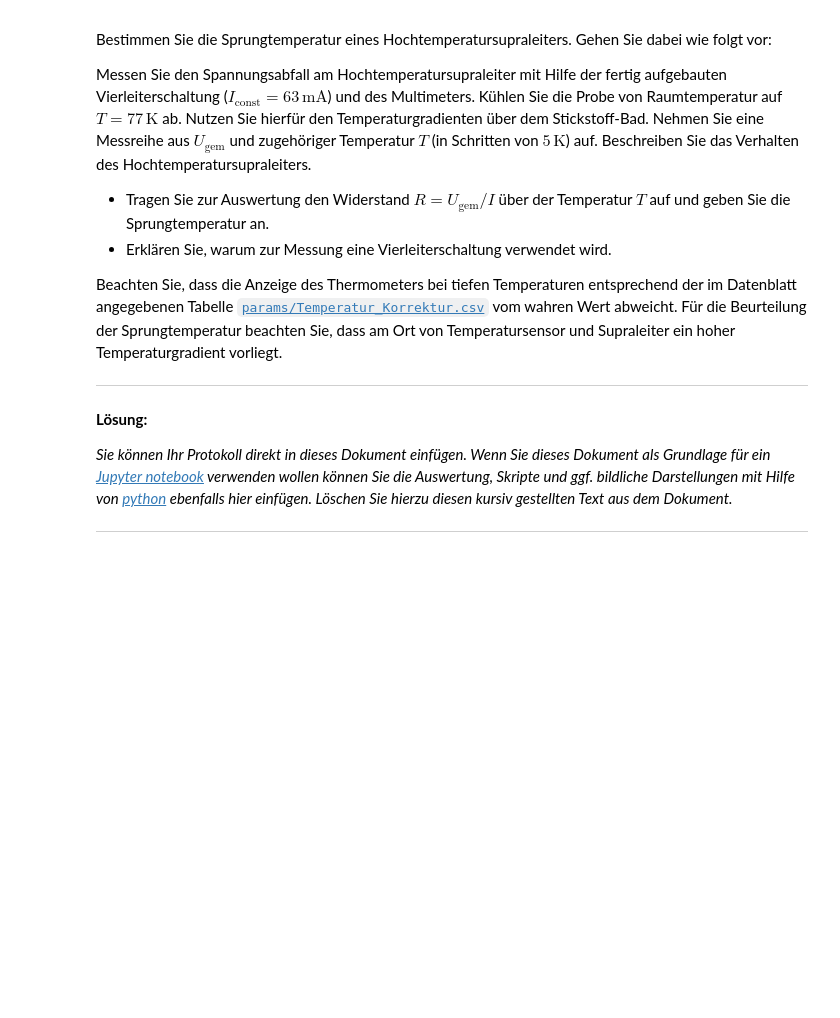
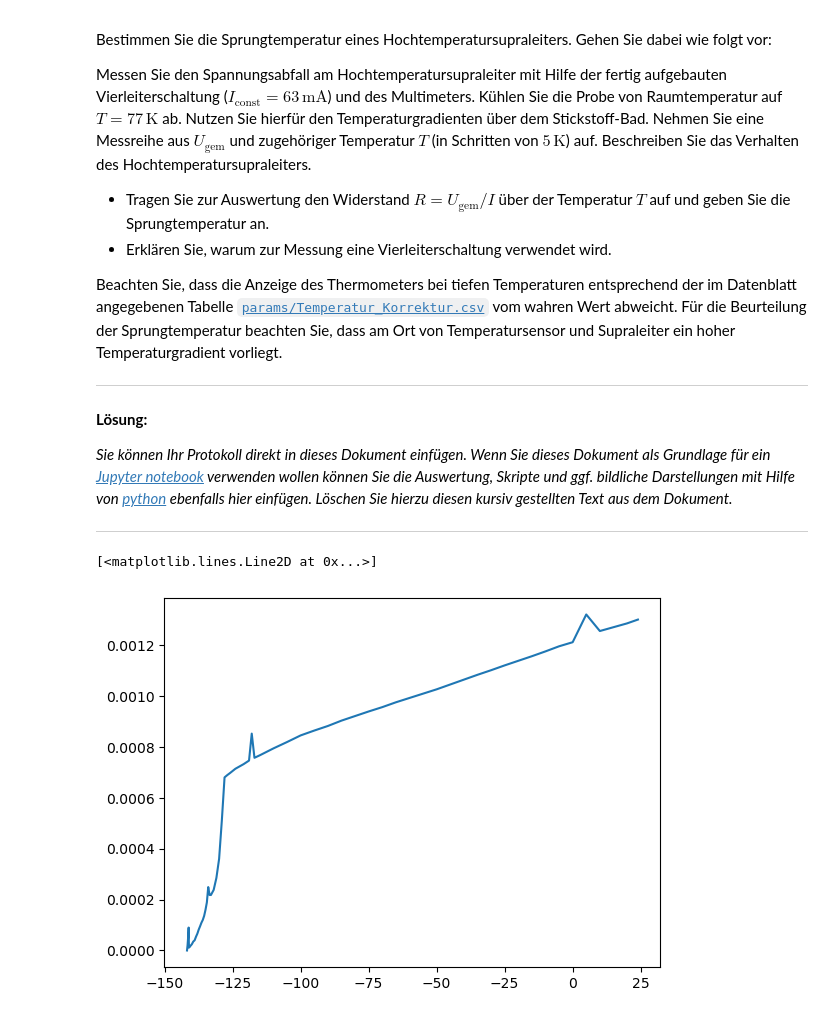
Before and after one commit to HerbertderGrosse/P2-sose-2024, a Jupyter notebook: Elektrische_Bauelemente/Elektrische_Bauelemente.ipynb, the cells around one changed output. Drawn from its saved outputs; the diff is of its cells as text; code cells hidden in the pictures; blank space fills up the shorter version.

```diff
--- a/Elektrische_Bauelemente/Elektrische_Bauelemente.ipynb
+++ b/Elektrische_Bauelemente/Elektrische_Bauelemente.ipynb
@@ -307,3 +329,12 @@ Beachten Sie, dass die Anzeige des Thermometers bei tiefen Temperaturen entsprec
 *Sie können Ihr Protokoll direkt in dieses Dokument einfügen. Wenn Sie dieses Dokument als Grundlage für ein [Jupyter notebook](https://jupyter.org/) verwenden wollen können Sie die Auswertung, Skripte und ggf. bildliche Darstellungen mit Hilfe von [python](https://www.python.org/) ebenfalls hier einfügen. Löschen Sie hierzu diesen kursiv gestellten Text aus dem Dokument.*
 
 ---
+# %%
+I = 0.063 #A
+
+supra = np.array([[24,0.0013],[20,0.001285],[10,0.001255],[5,0.00132],[0,0.001211],[-5,0.001195],[-10,0.001175],[-15,0.001156],[-20,0.001138],[-25,0.001120],[-30,0.001101],[-35,0.001083],[-40,0.001064],[-45,0.001045],[-50,0.001026],[-55,0.001009],[-60,0.000992],[-65,0.000975],[-70,0.000956],[-75,0.000939],[-80,0.000921],[-85,0.000903],[-90,0.000882],[-95,0.000864],[-100,0.000845],[-105,0.000819],[-110,0.000794],[-115,0.000767],[-116,0.000762],[-117,0.000757],[-118,0.000852],[-119,0.000746],[-120,0.000739],[-121,0.000732],[-122,0.000726],[-123,0.000720],[-124,0.000714],[-126,0.000697],[-127,0.000689],[-128,0.000680],[-129,0.000510],[-130,0.000360],[-131,0.000285],[-132,0.000238],[-133,0.000218],[-133.5,0.000218],[-134,0.000249],[-134.5,0.000189],[-135,0.000160],[-135.5,0.000136],[-136,0.000120],[-136.5,0.000109],[-137,0.000095],[-137.5,0.000082],[-138,0.000066],[-138.5,0.000054],[-139,0.000040],[-139.5,0.000035],[-140,0.000025],[-140.3,0.000021],[-140.5,0.000019],[-140.7,0.000015],[-141,0.000013],[-141.1,0.000011],[-141.2,0.00009],[-141.3,0.00007],[-141.4,0.00005],[-141.6,0.00002],[-141.8,0]])
+
+plt.plot(supra[:,0],supra[:,1])
+# %% [output]
+[<matplotlib.lines.Line2D at 0x...>]
+[figure, added]
```
Also changed, not shown: parts of 3 cells of this notebook.
